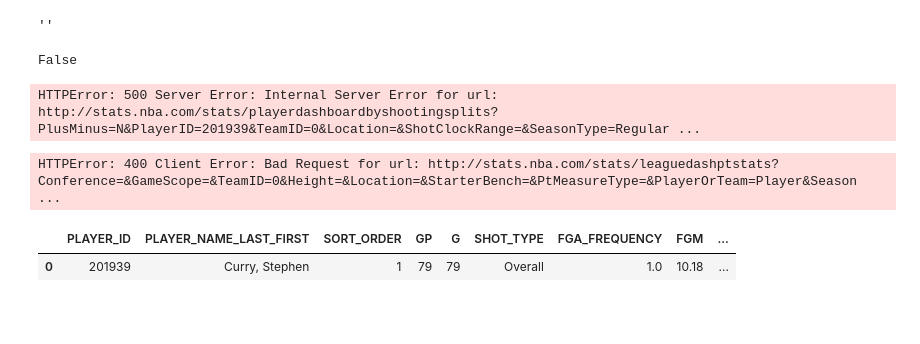
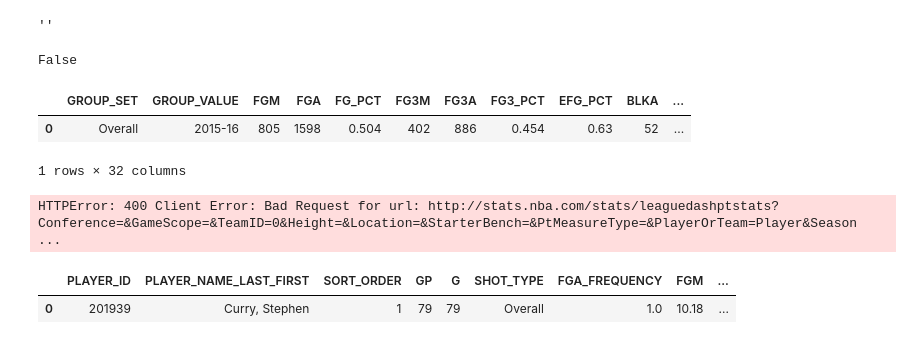
Before and after one commit to MarkDCorey/nba_player_clustering, a Jupyter notebook: nba_py.ipynb, the cells around one changed output. Cells and saved outputs as stored; diff of their text form; code cells hidden in the pictures; blank space fills up the shorter version.

```diff
--- a/nba_py.ipynb
+++ b/nba_py.ipynb
@@ -2035,9 +2035,13 @@ ht ==True
 # %% [output]
 False
 # %%
-shot_loc= player.PlayerShootingSplits('201939', season = '2015-16')
+shot_loc= player.PlayerShootingSplits('201939', season = '2015-16').overall()
-# %% [output]
-HTTPError: 500 Server Error: Internal Server Error for url: http://stats.nba.com/stats/playerdashboardbyshootingsplits?PlusMinus=N&PlayerID=201939&TeamID=0&Location=&ShotClockRange=&SeasonType=Regular ...
+# %%
+shot_loc
+# %% [output]
+|  | GROUP_SET | GROUP_VALUE | FGM | FGA | FG_PCT | FG3M | FG3A | FG3_PCT | EFG_PCT | BLKA | ... |
+| 0 | Overall | 2015-16 | 805 | 1598 | 0.504 | 402 | 886 | 0.454 | 0.63 | 52 | ... |
+1 rows × 32 columns
 # %%
 # league.PlayerStats().overall().info()
 league._PlayerTrackingStats().overall().info()
```
Also changed, not shown: parts of 3 cells of this notebook, 27 other files.
